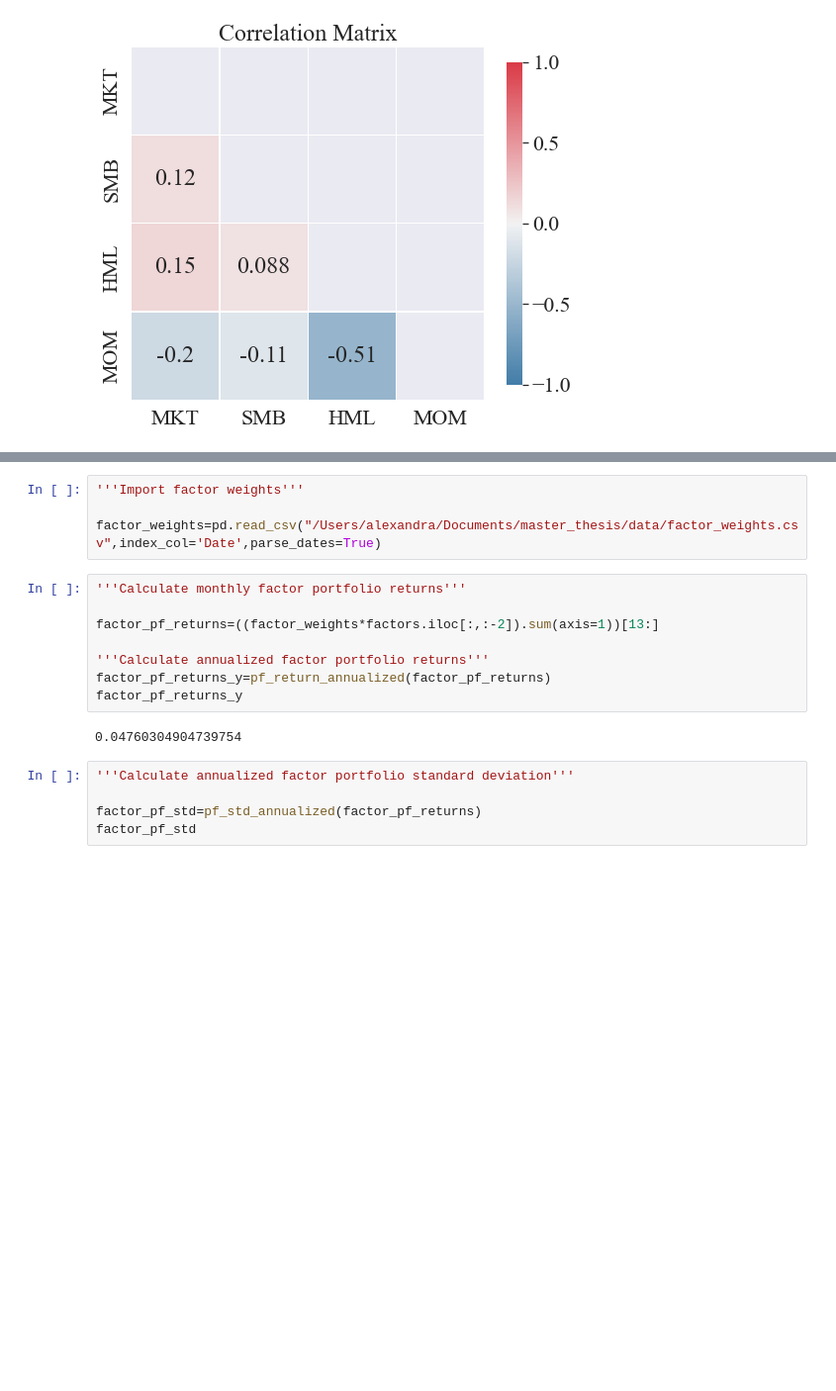
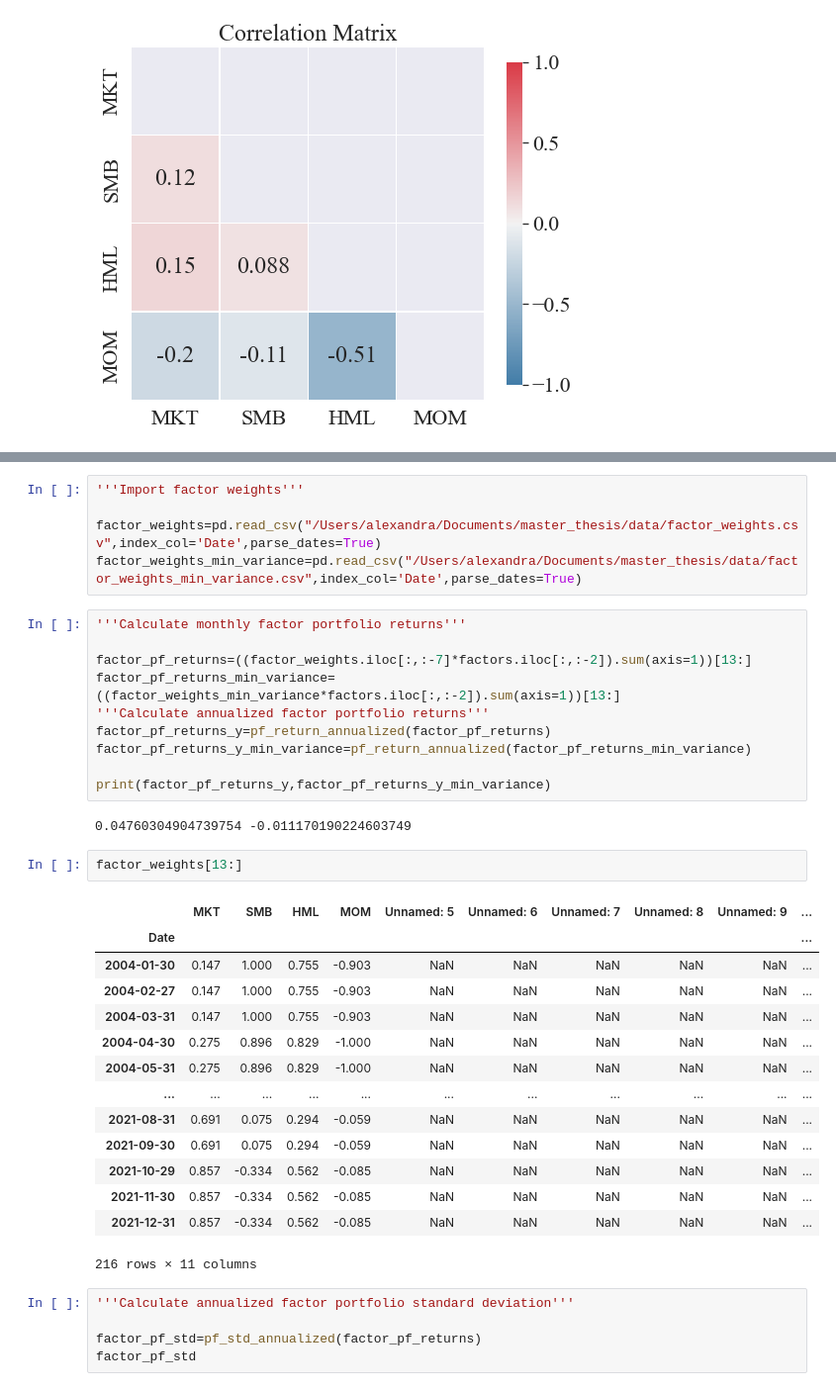
Before and after one commit to AleSandra9/master_thesis, a Jupyter notebook: analysis.ipynb, the cells around one changed output, grey strips where cells are left out. Shown: that part at 99% size. Saved outputs shown, nothing was run; the diff lists cells and outputs as text; blank space fills up the shorter version.

```diff
--- a/analysis.ipynb
+++ b/analysis.ipynb
@@ -2315,16 +2394,36 @@ Optimization terminated successfully    (Exit mode 0)
 '''Import factor weights'''
 
 factor_weights=pd.read_csv("/Users/alexandra/Documents/master_thesis/data/factor_weights.csv",index_col='Date',parse_dates=True)
+factor_weights_min_variance=pd.read_csv("/Users/alexandra/Documents/master_thesis/data/factor_weights_min_variance.csv",index_col='Date',parse_dates=True)
 # %%
 '''Calculate monthly factor portfolio returns'''
 
-factor_pf_returns=((factor_weights*factors.iloc[:,:-2]).sum(axis=1))[13:]
-
+factor_pf_returns=((factor_weights.iloc[:,:-7]*factors.iloc[:,:-2]).sum(axis=1))[13:]
+factor_pf_returns_min_variance=((factor_weights_min_variance*factors.iloc[:,:-2]).sum(axis=1))[13:]
 '''Calculate annualized factor portfolio returns'''
 factor_pf_returns_y=pf_return_annualized(factor_pf_returns)
-factor_pf_returns_y
+factor_pf_returns_y_min_variance=pf_return_annualized(factor_pf_returns_min_variance)
+
+print(factor_pf_returns_y,factor_pf_returns_y_min_variance)
 # %% [output]
-0.04760304904739754
+0.04760304904739754 -0.011170190224603749
+# %%
+factor_weights[13:]
+# %% [output]
+|  | MKT | SMB | HML | MOM | Unnamed: 5 | Unnamed: 6 | Unnamed: 7 | Unnamed: 8 | Unnamed: 9 | ... |
+| Date |  |  |  |  |  |  |  |  |  | ... |
+| 2004-01-30 | 0.147 | 1.000 | 0.755 | -0.903 | NaN | NaN | NaN | NaN | NaN | ... |
+| 2004-02-27 | 0.147 | 1.000 | 0.755 | -0.903 | NaN | NaN | NaN | NaN | NaN | ... |
+| 2004-03-31 | 0.147 | 1.000 | 0.755 | -0.903 | NaN | NaN | NaN | NaN | NaN | ... |
+| 2004-04-30 | 0.275 | 0.896 | 0.829 | -1.000 | NaN | NaN | NaN | NaN | NaN | ... |
+| 2004-05-31 | 0.275 | 0.896 | 0.829 | -1.000 | NaN | NaN | NaN | NaN | NaN | ... |
+| ... | ... | ... | ... | ... | ... | ... | ... | ... | ... | ... |
+| 2021-08-31 | 0.691 | 0.075 | 0.294 | -0.059 | NaN | NaN | NaN | NaN | NaN | ... |
+| 2021-09-30 | 0.691 | 0.075 | 0.294 | -0.059 | NaN | NaN | NaN | NaN | NaN | ... |
+| 2021-10-29 | 0.857 | -0.334 | 0.562 | -0.085 | NaN | NaN | NaN | NaN | NaN | ... |
+| 2021-11-30 | 0.857 | -0.334 | 0.562 | -0.085 | NaN | NaN | NaN | NaN | NaN | ... |
+| 2021-12-31 | 0.857 | -0.334 | 0.562 | -0.085 | NaN | NaN | NaN | NaN | NaN | ... |
+216 rows × 11 columns
 # %%
 '''Calculate annualized factor portfolio standard deviation'''
 
```
Also changed, not shown: parts of 16 cells of this notebook.
